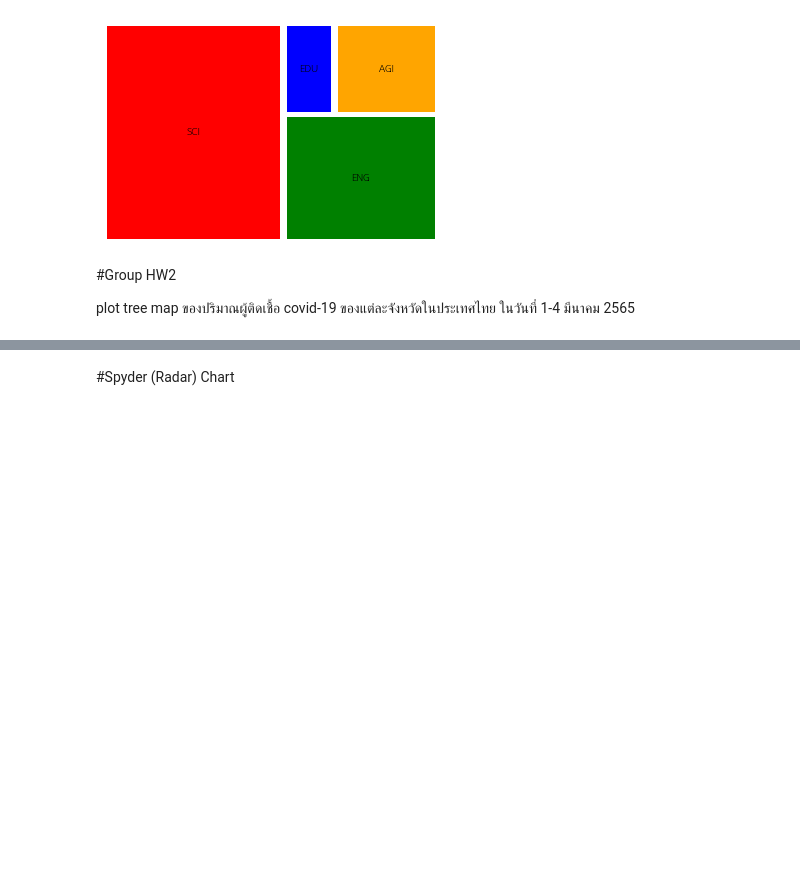
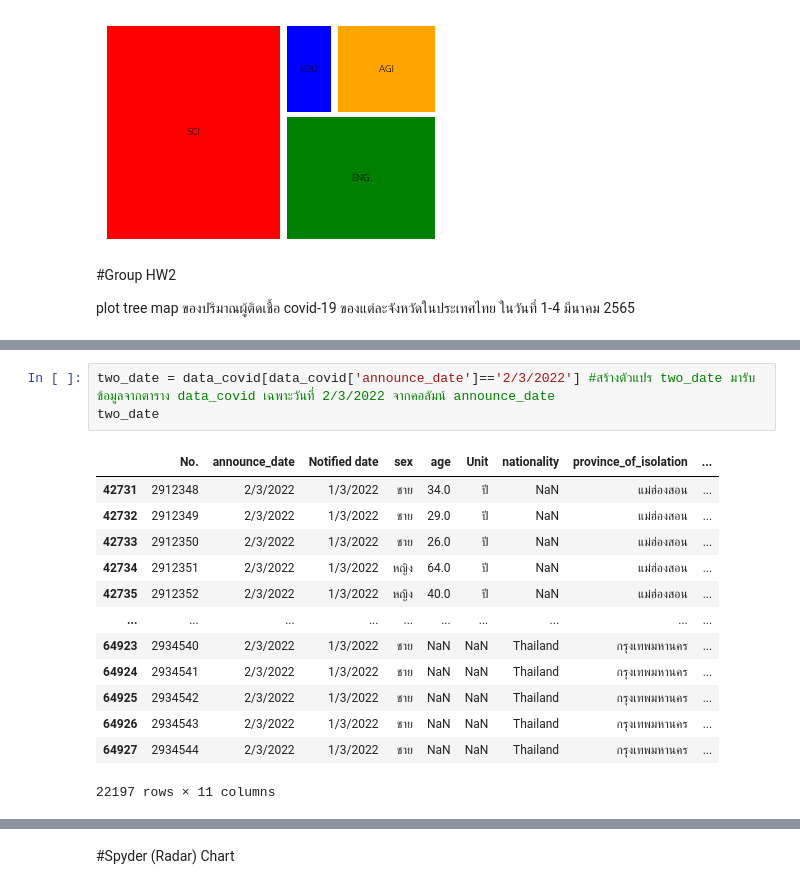
Before and after one commit to Kanyarat-S/data_viz_2020, a Jupyter notebook: DataViz04_Data_Comparison.ipynb, the cells around one changed output, grey strips where cells are left out. Saved outputs shown, nothing was run; the diff lists cells and outputs as text; blank space fills up the shorter version.

```diff
--- a/DataViz04_Data_Comparison.ipynb
+++ b/DataViz04_Data_Comparison.ipynb
@@ -429,0 +480,17 @@ plot tree map ของปริมาณผู้ติดเชื้อ covid
+# %%
+two_date = data_covid[data_covid['announce_date']=='2/3/2022'] #สร้างตัวแปร two_date มารับข้อมูลจากตาราง data_covid เฉพาะวันที่ 2/3/2022 จากคอลัมน์ announce_date
+two_date
+# %% [output]
+|  | No. | announce_date | Notified date | sex | age | Unit | nationality | province_of_isolation | ... |
+| 42731 | 2912348 | 2/3/2022 | 1/3/2022 | ชาย | 34.0 | ปี | NaN | แม่ฮ่องสอน | ... |
+| 42732 | 2912349 | 2/3/2022 | 1/3/2022 | ชาย | 29.0 | ปี | NaN | แม่ฮ่องสอน | ... |
+| 42733 | 2912350 | 2/3/2022 | 1/3/2022 | ชาย | 26.0 | ปี | NaN | แม่ฮ่องสอน | ... |
+| 42734 | 2912351 | 2/3/2022 | 1/3/2022 | หญิง | 64.0 | ปี | NaN | แม่ฮ่องสอน | ... |
+| 42735 | 2912352 | 2/3/2022 | 1/3/2022 | หญิง | 40.0 | ปี | NaN | แม่ฮ่องสอน | ... |
+| ... | ... | ... | ... | ... | ... | ... | ... | ... | ... |
+| 64923 | 2934540 | 2/3/2022 | 1/3/2022 | ชาย | NaN | NaN | Thailand | กรุงเทพมหานคร | ... |
+| 64924 | 2934541 | 2/3/2022 | 1/3/2022 | ชาย | NaN | NaN | Thailand | กรุงเทพมหานคร | ... |
+| 64925 | 2934542 | 2/3/2022 | 1/3/2022 | ชาย | NaN | NaN | Thailand | กรุงเทพมหานคร | ... |
+| 64926 | 2934543 | 2/3/2022 | 1/3/2022 | ชาย | NaN | NaN | Thailand | กรุงเทพมหานคร | ... |
+| 64927 | 2934544 | 2/3/2022 | 1/3/2022 | ชาย | NaN | NaN | Thailand | กรุงเทพมหานคร | ... |
+22197 rows × 11 columns
```
Also changed, not shown: parts of 28 cells of this notebook.
